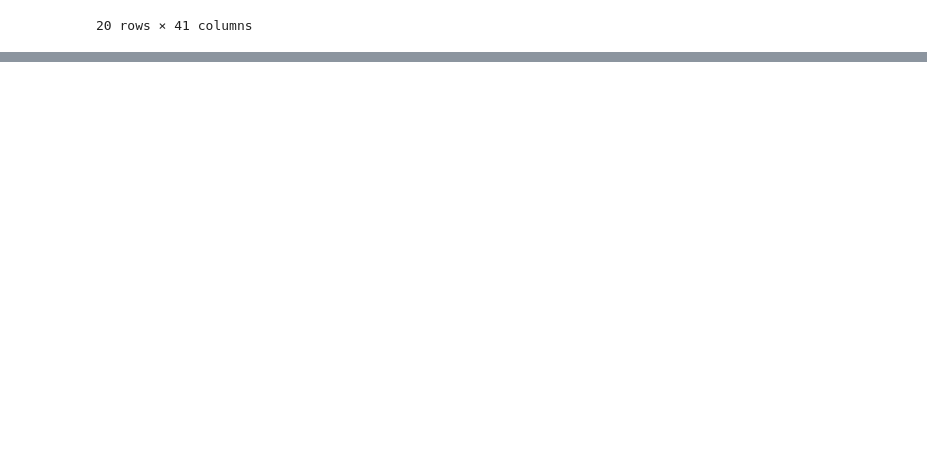
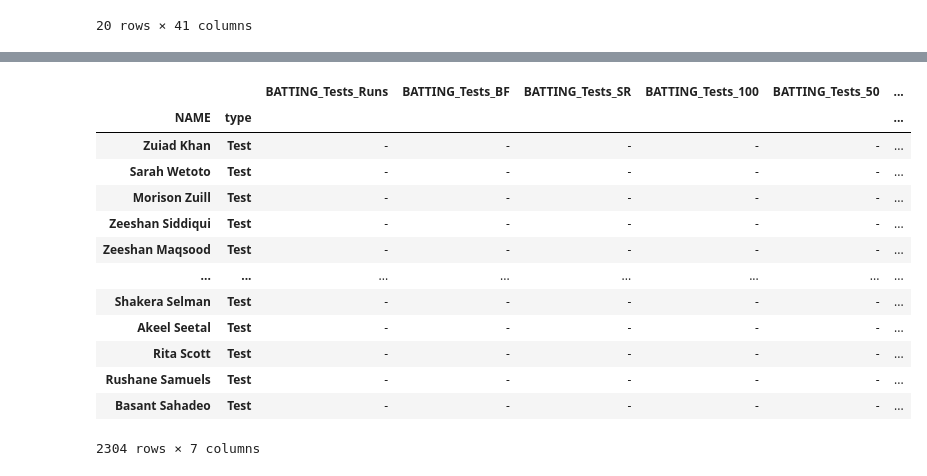
Before and after one commit to Google-STEP-2020-Sports-Data-Visualizer/Google-STEP-SearchTeam, a Jupyter notebook: cricVis/database_ingestion/data_exploration.ipynb, the cells around one changed output, grey strips where cells are left out. Saved outputs shown, nothing was run; the diff lists cells and outputs as text; code cells hidden in the pictures; blank space fills up the shorter version.

```diff
--- a/cricVis/database_ingestion/data_exploration.ipynb
+++ b/cricVis/database_ingestion/data_exploration.ipynb
@@ -290,0 +404,26 @@ df.head(20)
+# %%
+batsman_level_2 = batsman.filter(["NAME",
+                                  "type",
+              "BATTING_Tests_Runs",
+              "BATTING_Tests_BF",
+              "BATTING_Tests_SR",
+              "BATTING_Tests_100",
+              "BATTING_Tests_50",
+              "BATTING_Tests_4s",
+              "BATTING_Tests_6s"], axis=1)
+batsman_level_2.set_index(["NAME", "type"])
+# %% [output]
+|  |  | BATTING_Tests_Runs | BATTING_Tests_BF | BATTING_Tests_SR | BATTING_Tests_100 | BATTING_Tests_50 | ... |
+| NAME | type |  |  |  |  |  | ... |
+| Zuiad Khan | Test | - | - | - | - | - | ... |
+| Sarah Wetoto | Test | - | - | - | - | - | ... |
+| Morison Zuill | Test | - | - | - | - | - | ... |
+| Zeeshan Siddiqui | Test | - | - | - | - | - | ... |
+| Zeeshan Maqsood | Test | - | - | - | - | - | ... |
+| ... | ... | ... | ... | ... | ... | ... | ... |
+| Shakera Selman | Test | - | - | - | - | - | ... |
+| Akeel Seetal | Test | - | - | - | - | - | ... |
+| Rita Scott | Test | - | - | - | - | - | ... |
+| Rushane Samuels | Test | - | - | - | - | - | ... |
+| Basant Sahadeo | Test | - | - | - | - | - | ... |
+2304 rows × 7 columns
```
Also changed, not shown: parts of 6 cells of this notebook.
